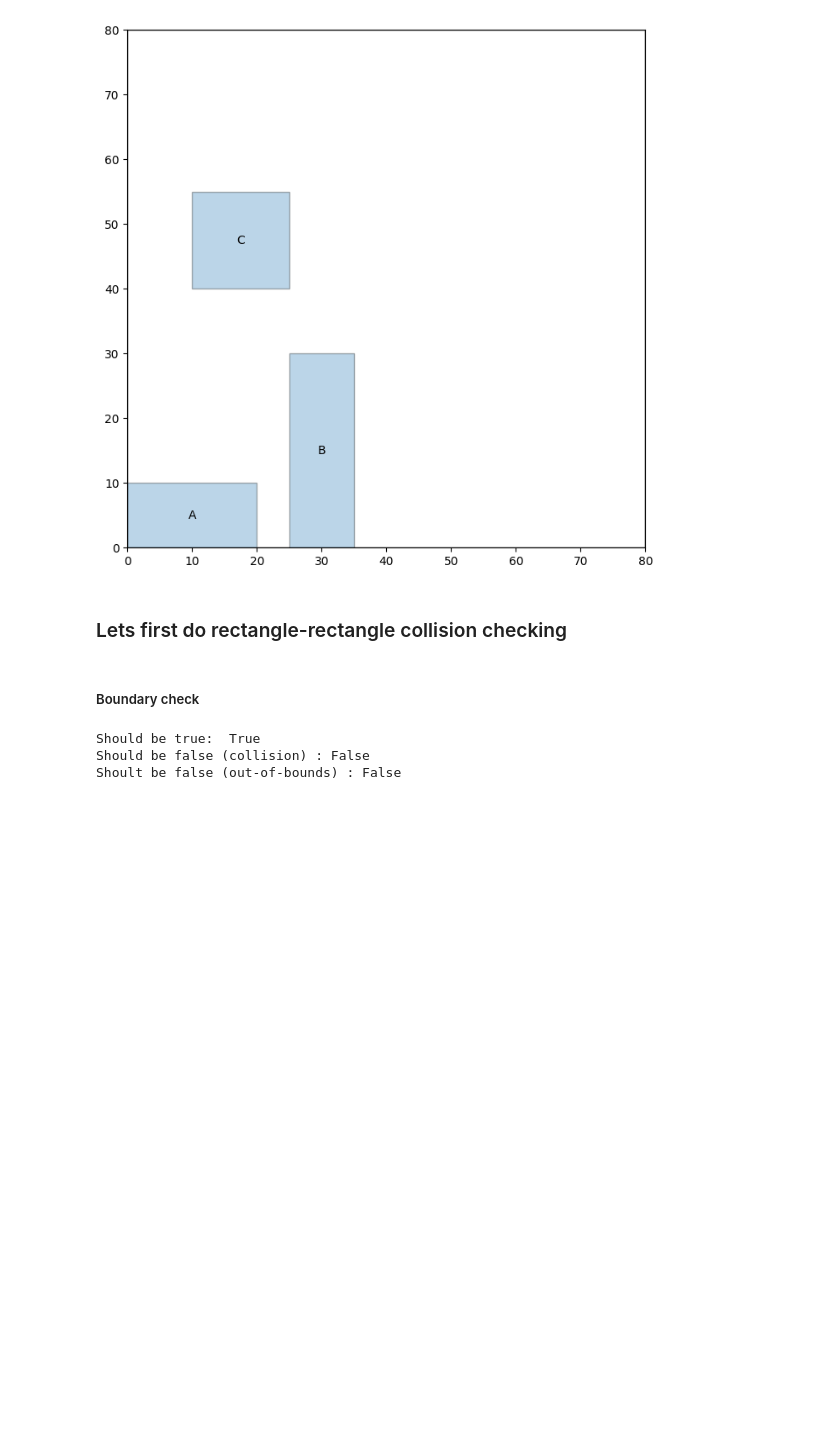
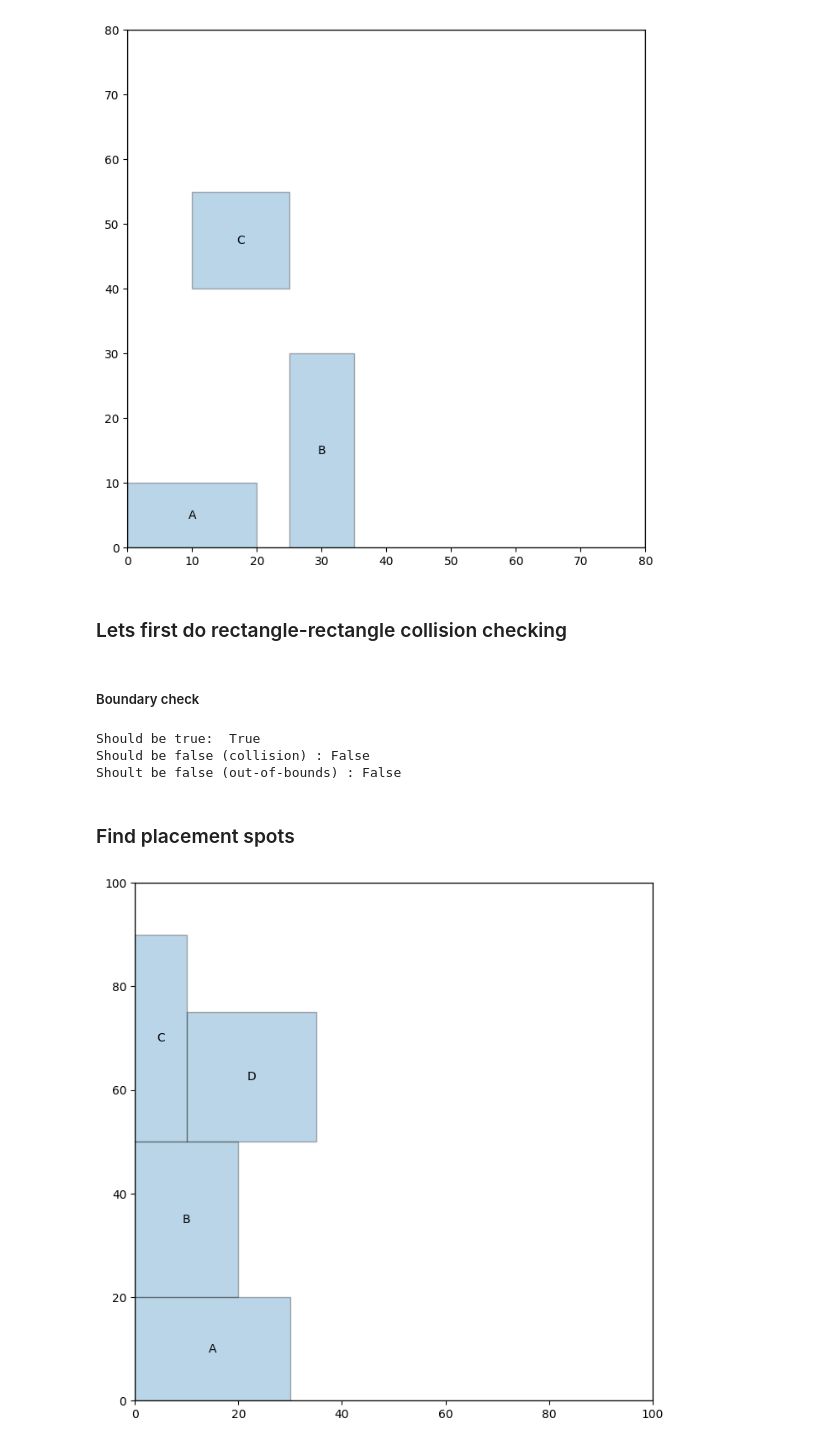
Before and after one commit to ruforavishnu/attempting_kaggle_2025_santa_competition, a Jupyter notebook: 04_greedy_placement_heuristics.ipynb, the cells around one changed output. Cells and saved outputs as stored; diff of their text form; code cells hidden in the pictures; blank space fills up the shorter version.

```diff
--- a/04_greedy_placement_heuristics.ipynb
+++ b/04_greedy_placement_heuristics.ipynb
@@ -121,3 +126,5 @@ print('Shoult be false (out-of-bounds) :', can_place(test_rect, 90, 90, placed,
 Should be true:  True
 Should be false (collision) : False
 Shoult be false (out-of-bounds) : False
+# %% [markdown]
+### Find placement spots
@@ -123,0 +140,16 @@ Shoult be false (out-of-bounds) : False
+# %%
+def find_lowest_y(rect,  x,  placed_rects,  world_w,  world_h):
+
+  candidate_ys = {0}
+
+  for r in placed_rects:
+    _, _, _, r_ymax = r.bbox()
+    candidate_ys.add(r_ymax)
+
+  best_y = None
+
+  for y in sorted(candidate_ys):
+    if can_place(rect, x,  y, placed_rects,  world_w, world_h):
+      best_y = y
+
+  return best_y
@@ -123,0 +182,30 @@ Shoult be false (out-of-bounds) : False
+# %%
+world_w = 100
+world_h = 100
+
+
+rects = [
+    Rect(30, 20, id='A'),
+    Rect(20, 30, id='B'),
+    Rect(10, 40, id='C'),
+    Rect(25, 25, id='D')
+
+
+]
+
+
+placed = []
+
+for r in rects:
+  success = place_bottom_left(r, placed, world_w, world_h)
+
+  if success:
+    placed.append(r)
+
+  else:
+    print('Could not place: ', r.id)
+
+
+plot_rectangles(placed, world_w, world_h)
+# %% [output]
+[figure, added]
```
Also changed, not shown: parts of 24 cells of this notebook.
